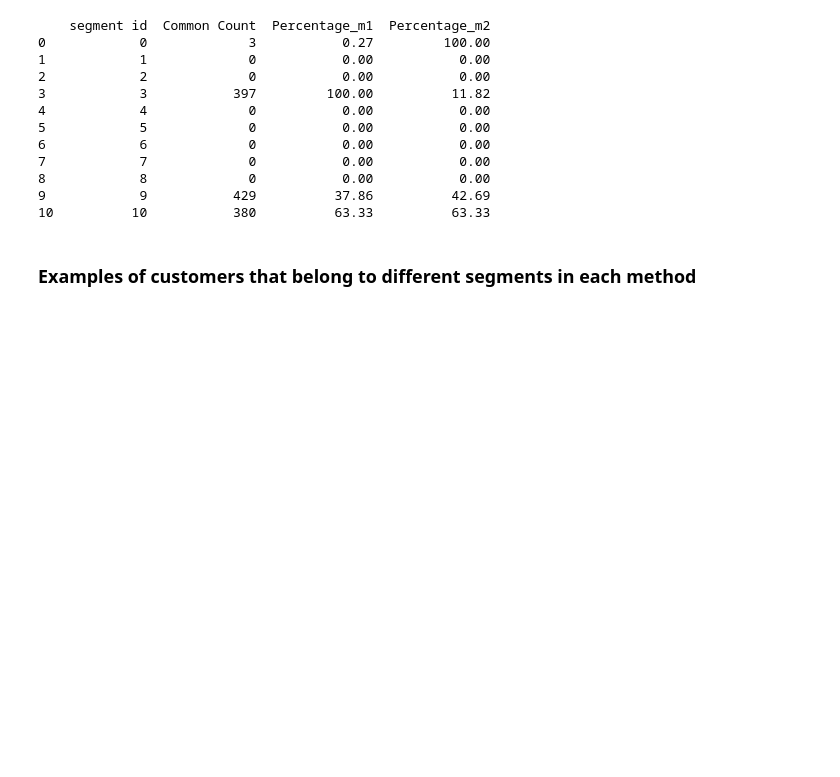
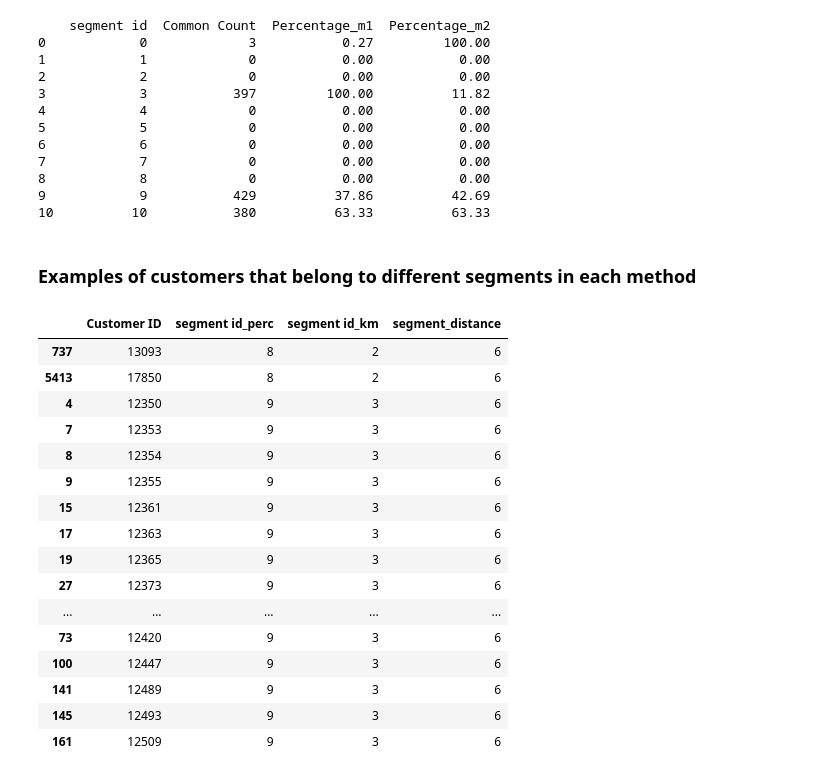
Before and after one commit to ArgyroMp/msc-thesis, a Jupyter notebook: Notebooks/04. comparison_03a_vs_03b.ipynb, the cells around one changed output. Drawn from its saved outputs; the diff is of its cells as text; code cells hidden in the pictures; blank space fills up the shorter version.

Commit message:
compares scores

```diff
--- a/Notebooks/04. comparison_03a_vs_03b.ipynb
+++ b/Notebooks/04. comparison_03a_vs_03b.ipynb
@@ -561,3 +561,35 @@ print(segment_counts[['segment id', 'Common Count', 'Percentage_m1', 'Percentage
 10          10           380          63.33          63.33
 # %% [markdown]
 ### Examples of customers that belong to different segments in each method
+# %%
+# Compare customers perc vs km by segment id
+
+# Merge DataFrames on 'Customer ID'
+merged_df = pd.merge(rfm_sc_perc[['Customer ID', 'segment id']], rfm_sc_km[['Customer ID', 'segment id']], on='Customer ID', suffixes=('_perc', '_km'))
+
+# Calculate the distance between segment ids
+merged_df['segment_distance'] = abs(merged_df['segment id_perc'] - merged_df['segment id_km'])
+
+# Sort first by segment distance in descending order, then by 'segment id_km' in ascending order
+sorted_customers = merged_df.sort_values(by=['segment_distance', 'segment id_km'], ascending=[False, True])
+
+# Display the result
+sorted_customers.head(20)
+# %% [output]
+|  | Customer ID | segment id_perc | segment id_km | segment_distance |
+| 737 | 13093 | 8 | 2 | 6 |
+| 5413 | 17850 | 8 | 2 | 6 |
+| 4 | 12350 | 9 | 3 | 6 |
+| 7 | 12353 | 9 | 3 | 6 |
+| 8 | 12354 | 9 | 3 | 6 |
+| 9 | 12355 | 9 | 3 | 6 |
+| 15 | 12361 | 9 | 3 | 6 |
+| 17 | 12363 | 9 | 3 | 6 |
+| 19 | 12365 | 9 | 3 | 6 |
+| 27 | 12373 | 9 | 3 | 6 |
+| ... | ... | ... | ... | ... |
+| 73 | 12420 | 9 | 3 | 6 |
+| 100 | 12447 | 9 | 3 | 6 |
+| 141 | 12489 | 9 | 3 | 6 |
+| 145 | 12493 | 9 | 3 | 6 |
+| 161 | 12509 | 9 | 3 | 6 |
```
Also changed, not shown: parts of 8 cells of this notebook, 1 other file.
